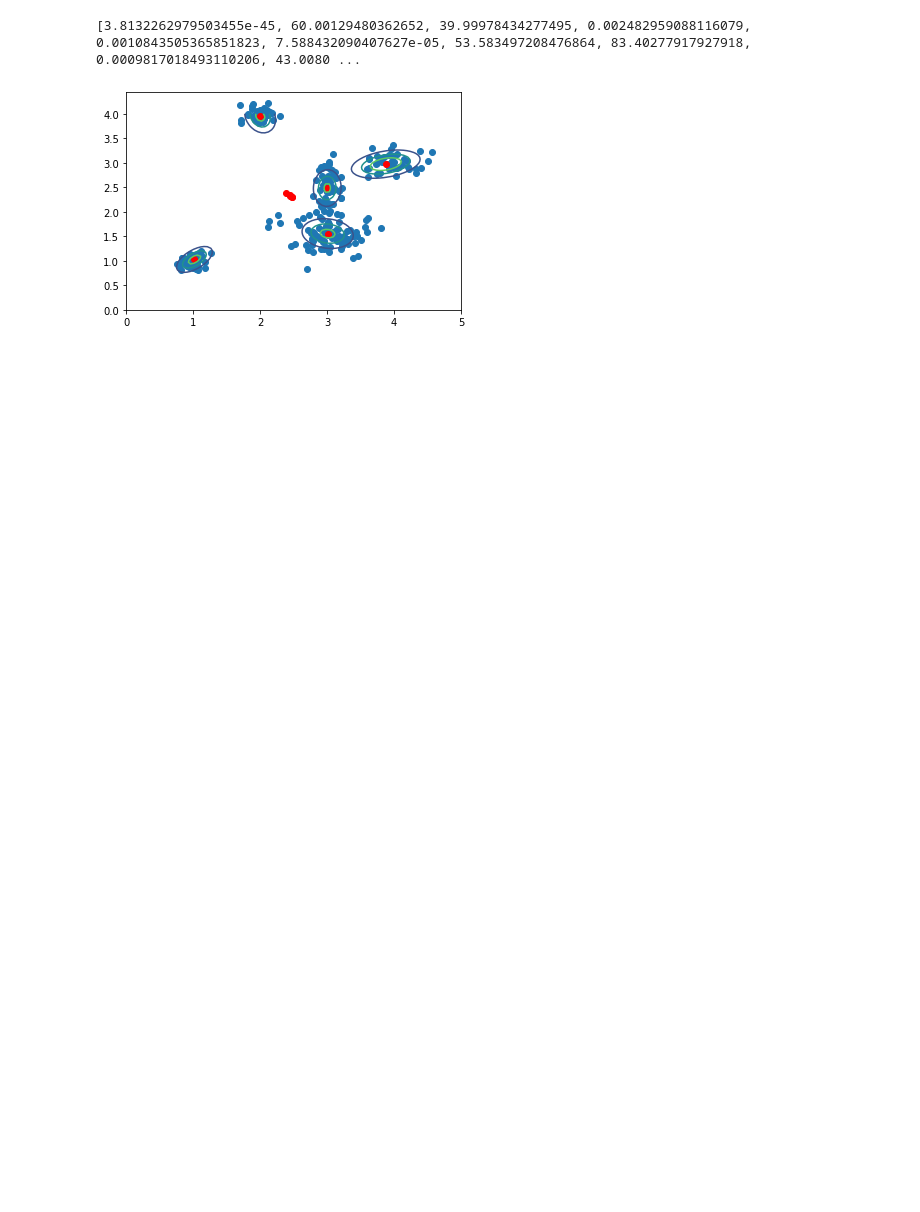
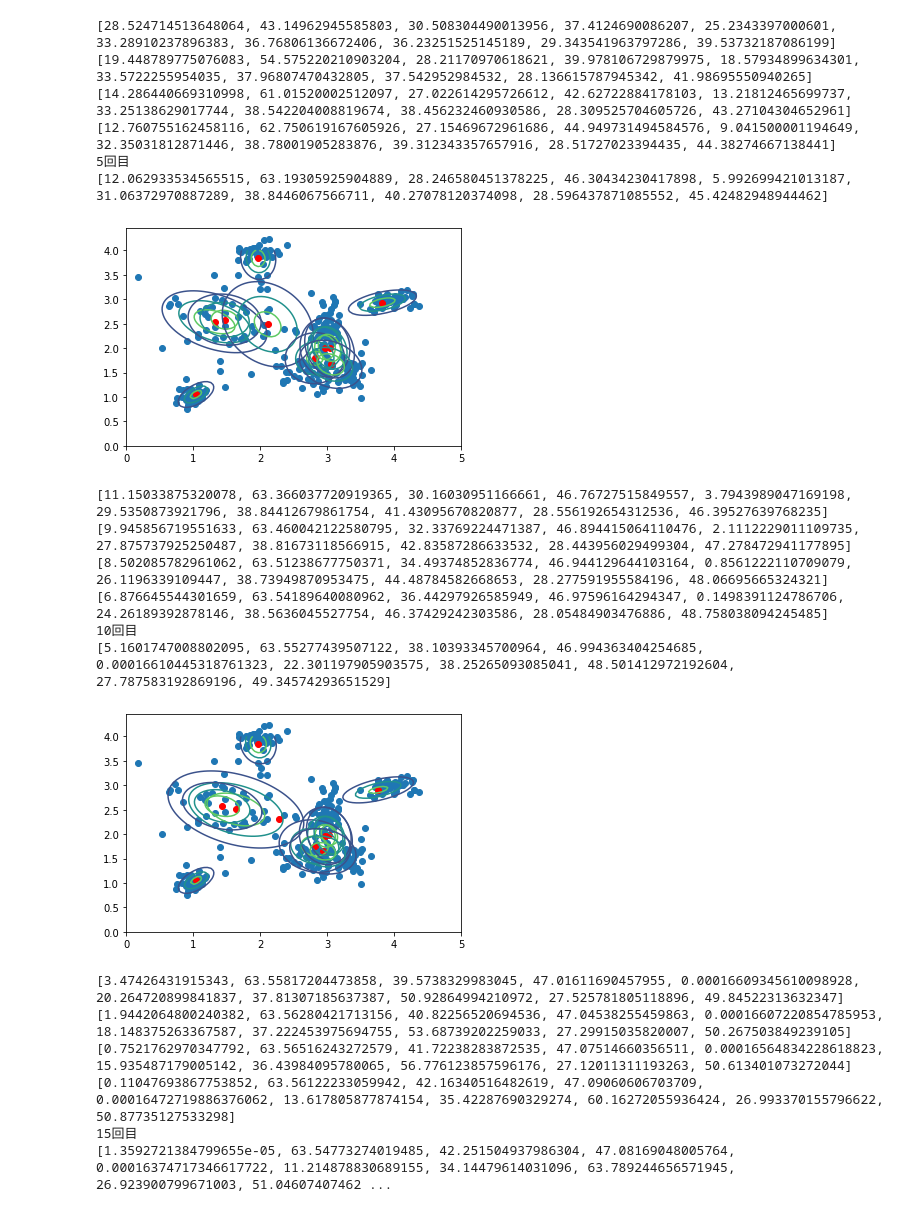
Before and after one commit to ryuichiueda/robot_and_stats_code, a Jupyter notebook: 8章の変分推論.ipynb, the cells around one changed output. Drawn from its saved outputs; the diff is of its cells as text; code cells hidden in the pictures; blank space fills up the shorter version.

```diff
--- a/8章の変分推論.ipynb
+++ b/8章の変分推論.ipynb
@@ -105,7 +108,7 @@ ms = [np.array([0,0])]*K
 w_invs = [np.array([[1, 0],[0, 1]])]*K
 # %%
 
-def one_step(rs):
+def one_step(rs, draw=False):
     ns = [weighted_num(k, rs) for k in range(K)]
     xs = [weighted_mean(k, rs, data) for k in range(K)]
     covs = [weighted_cov(k, rs, data) for k in range(K)]
@@ -124,7 +127,9 @@ def one_step(rs):
         w_invs[k] = params[4]
 
 
-    graph(data, ms, betas, w_invs, ns)
+    if draw:
+        plt.figure()
+        graph(data, ms, betas, w_invs, ns)
     return calc_rs(alphas, betas, nus, ms, w_invs)
 
 #    print(alphas)
@@ -146,3 +147,0 @@ print(ms)
-# %%
-for _ in range(20):
-    rs = one_step(rs)
@@ -171,5 +148,27 @@ for _ in range(20):
-# %%
-rs = one_step(rs)
-# %% [output]
-[3.8132262979503455e-45, 60.00129480362652, 39.99978434277495, 0.002482959088116079, 0.0010843505365851823, 7.588432090407627e-05, 53.583497208476864, 83.40277917927918, 0.0009817018493110206, 43.0080 ...
-[figure, removed]
+# %%
+for j in range(20):
+    for i in range(5):
+        if i==4:
+            print("{}回目".format(j*5+5))
+        rs = one_step(rs, i==4)
+# %% [output]
+[28.524714513648064, 43.14962945585803, 30.508304490013956, 37.4124690086207, 25.2343397000601, 33.28910237896383, 36.76806136672406, 36.23251525145189, 29.343541963797286, 39.53732187086199]
+[19.448789775076083, 54.575220210903204, 28.21170970618621, 39.978106729879975, 18.57934899634301, 33.5722255954035, 37.96807470432805, 37.542952984532, 28.136615787945342, 41.98695550940265]
+[14.286440669310998, 61.01520002512097, 27.022614295726612, 42.62722884178103, 13.21812465699737, 33.25138629017744, 38.542204008819674, 38.456232460930586, 28.309525704605726, 43.27104304652961]
+[12.760755162458116, 62.750619167605926, 27.15469672961686, 44.949731494584576, 9.041500001194649, 32.35031812871446, 38.78001905283876, 39.312343357657916, 28.51727023394435, 44.38274667138441]
+5回目
+[12.062933534565515, 63.19305925904889, 28.246580451378225, 46.30434230417898, 5.992699421013187, 31.06372970887289, 38.8446067566711, 40.27078120374098, 28.596437871085552, 45.42482948944462]
+[figure, added]
+[11.15033875320078, 63.366037720919365, 30.16030951166661, 46.76727515849557, 3.7943989047169198, 29.5350873921796, 38.84412679861754, 41.43095670820877, 28.556192654312536, 46.39527639768235]
+[9.945856719551633, 63.460042122580795, 32.33769224471387, 46.894415064110476, 2.1112229011109735, 27.875737925250487, 38.81673118566915, 42.83587286633532, 28.443956029499304, 47.278472941177895]
+[8.502085782961062, 63.51238677750371, 34.49374852836774, 46.944129644103164, 0.8561222110709079, 26.1196339109447, 38.73949870953475, 44.48784582668653, 28.277591955584196, 48.06695665324321]
+[6.876645544301659, 63.54189640080962, 36.44297926585949, 46.97596164294347, 0.1498391124786706, 24.26189392878146, 38.5636045527754, 46.37429242303586, 28.05484903476886, 48.758038094245485]
+10回目
+[5.1601747008802095, 63.55277439507122, 38.10393345700964, 46.994363404254685, 0.00016610445318761323, 22.301197905903575, 38.25265093085041, 48.501412972192604, 27.787583192869196, 49.34574293651529]
+[figure, added]
+[3.47426431915343, 63.55817204473858, 39.5738329983045, 47.01611690457955, 0.00016609345610098928, 20.264720899841837, 37.81307185637387, 50.92864994210972, 27.525781805118896, 49.84522313632347]
+[1.9442064800240382, 63.56280421713156, 40.82256520694536, 47.04538255459863, 0.00016607220854785953, 18.148375263367587, 37.222453975694755, 53.68739202259033, 27.29915035820007, 50.267503849239105]
+[0.7521762970347792, 63.56516243272579, 41.72238283872535, 47.07514660356511, 0.00016564834228618823, 15.935487179005142, 36.43984095780065, 56.776123857596176, 27.12011311193263, 50.613401073272044]
+[0.11047693867753852, 63.56122233059942, 42.16340516482619, 47.09060606703709, 0.00016472719886376062, 13.617805877874154, 35.42287690329274, 60.16272055936424, 26.993370155796622, 50.87735127533298]
+15回目
+[1.3592721384799655e-05, 63.54773274019485, 42.251504937986304, 47.08169048005764, 0.00016374717346617722, 11.214878830689155, 34.14479614031096, 63.789244656571945, 26.923900799671003, 51.04607407462 ...
```
Also changed, not shown: parts of 6 cells of this notebook.
